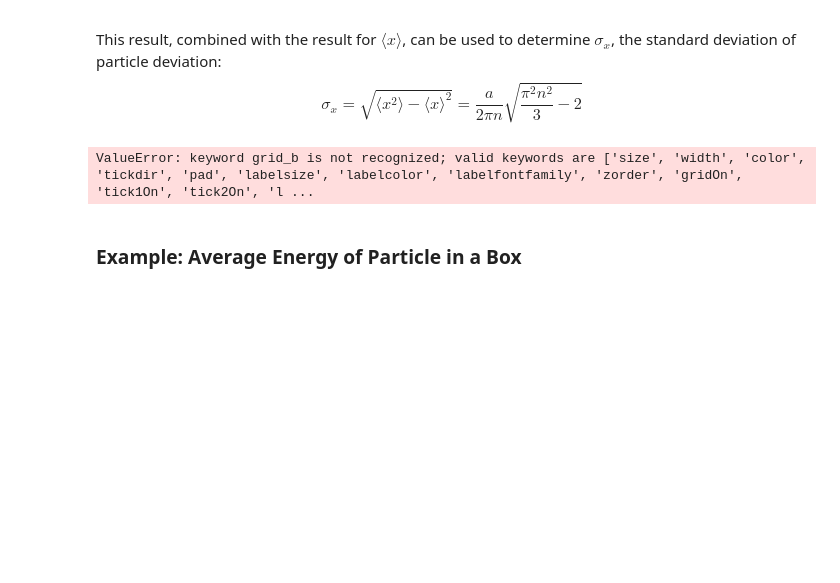
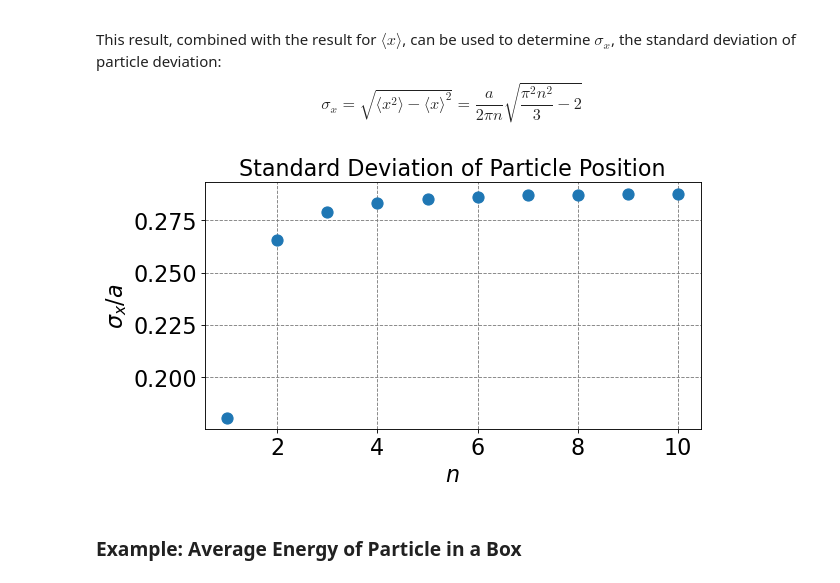
Before and after one commit to mccullaghlab/mccullaghlab.github.io, a Jupyter notebook: Chemistry_Lessons_Jupyter_Notebooks/_build/jupyter_execute/computational_chemistry/quantum_mechanics/particle_in_a_box.ipynb, the cells around one changed output. Saved outputs shown, nothing was run; the diff lists cells and outputs as text; code cells hidden in the pictures; blank space fills up the shorter version.

```diff
--- a/Chemistry_Lessons_Jupyter_Notebooks/_build/jupyter_execute/computational_chemistry/quantum_mechanics/particle_in_a_box.ipynb
+++ b/Chemistry_Lessons_Jupyter_Notebooks/_build/jupyter_execute/computational_chemistry/quantum_mechanics/particle_in_a_box.ipynb
@@ -268,26 +274,27 @@ This result, combined with the result for $\langle x \rangle$, can be used to de
 # %%
 # plot probabilities
 import numpy as np
 import matplotlib.pyplot as plt
 %matplotlib inline
 def sigmax(n):
     return 1/(2*np.pi*n)*np.sqrt((np.pi*n)**2/3-2)
 # make an array containing domain of wavelengths to consider
 n = np.arange(1,11)
 # setup plot parameters
 fig = plt.figure(figsize=(8,4), dpi= 80, facecolor='w', edgecolor='k')
 ax = plt.subplot(111)
-ax.grid(b=True, which='major', axis='both', color='#808080', linestyle='--')
+ax.grid(True, which='major', axis='both', color='#808080', linestyle='--')
 ax.set_xlabel(r'$n$',size=20)
 ax.set_ylabel(r'$\sigma_x/a$',size=20)
 plt.tick_params(axis='both',labelsize=20)
 # plot quantum result
 ax.plot(n,sigmax(n),'o',markersize=10)
 plt.title("Standard Deviation of Particle Position",fontsize=20)
+plt.show();
 # make legend
 #ax.legend(fontsize=12,markerscale=5.0);
 # %% [output]
-ValueError: keyword grid_b is not recognized; valid keywords are ['size', 'width', 'color', 'tickdir', 'pad', 'labelsize', 'labelcolor', 'labelfontfamily', 'zorder', 'gridOn', 'tick1On', 'tick2On', 'l ...
+[figure, added]
 # %% [markdown]
 ### Example: Average Energy of Particle in a Box
 # %% [markdown]
```
Also changed, not shown: parts of 3 cells of this notebook, 15 other files.
